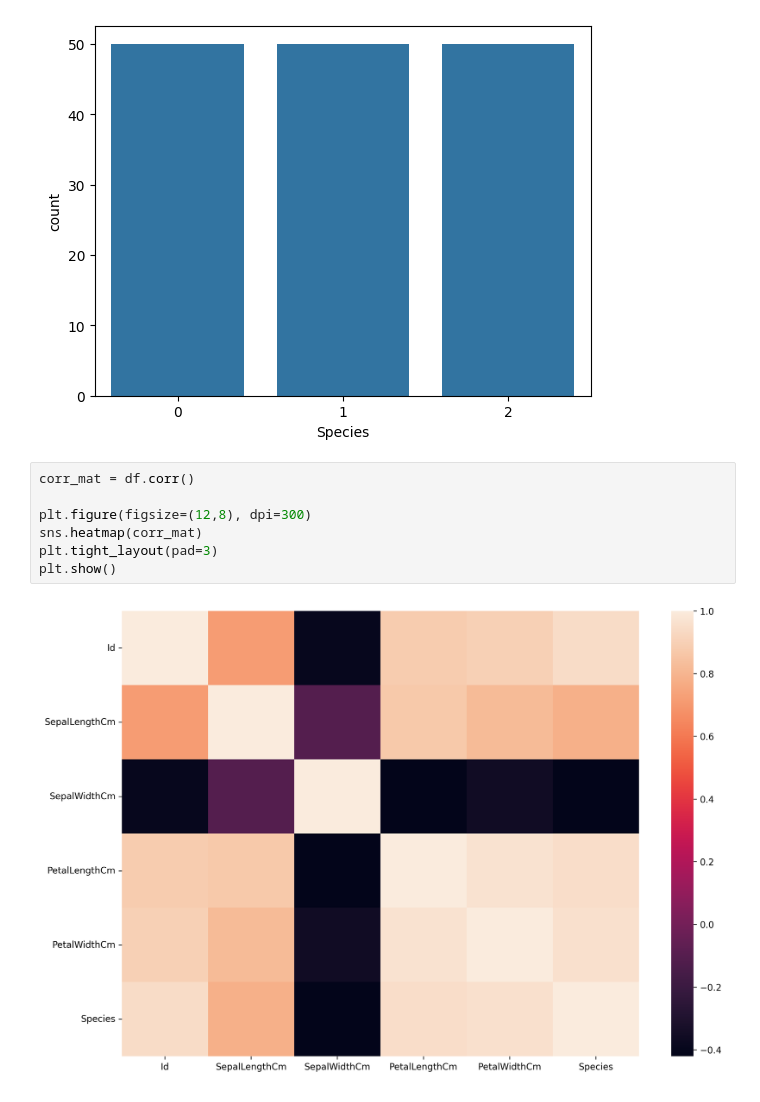
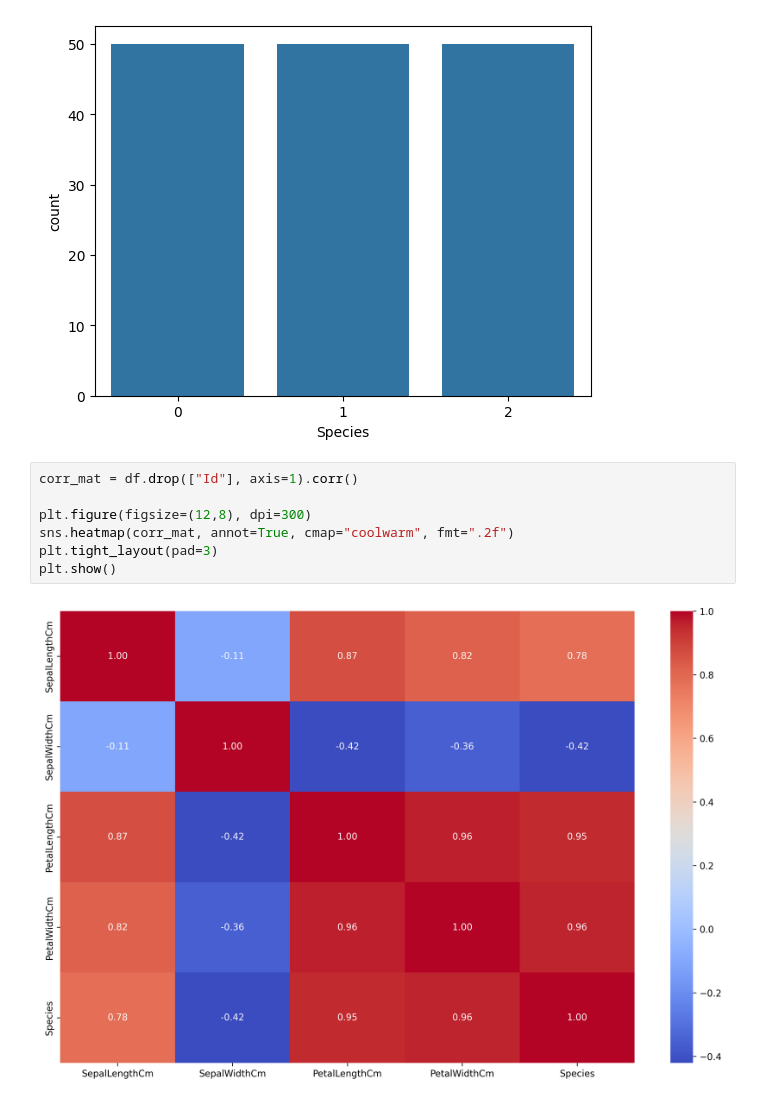
Before and after one commit to sid404-cmd/mdm, a Jupyter notebook: svm/exp.ipynb, the cells around one changed output. Saved outputs shown, nothing was run; the diff lists cells and outputs as text.

```diff
--- a/svm/exp.ipynb
+++ b/svm/exp.ipynb
@@ -96,11 +96,11 @@ sns.countplot(data=df, x="Species")
 <Axes: xlabel='Species', ylabel='count'>
 [figure]
 # %%
-corr_mat = df.corr()
+corr_mat = df.drop(["Id"], axis=1).corr()
 
 plt.figure(figsize=(12,8), dpi=300)
-sns.heatmap(corr_mat)
+sns.heatmap(corr_mat, annot=True, cmap="coolwarm", fmt=".2f")
 plt.tight_layout(pad=3)
 plt.show()
 # %% [output]
-[figure, old version]
+[figure, new version]
```
